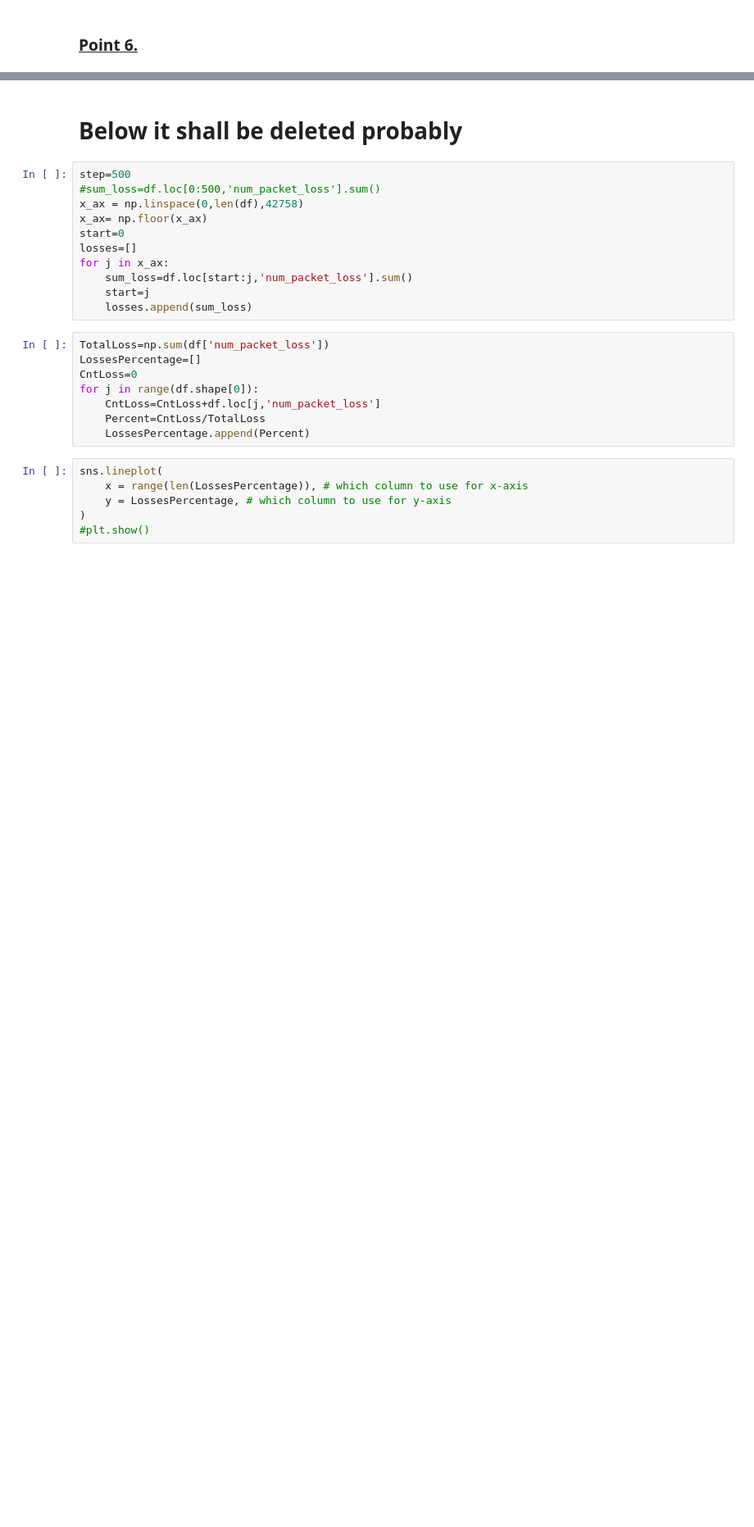
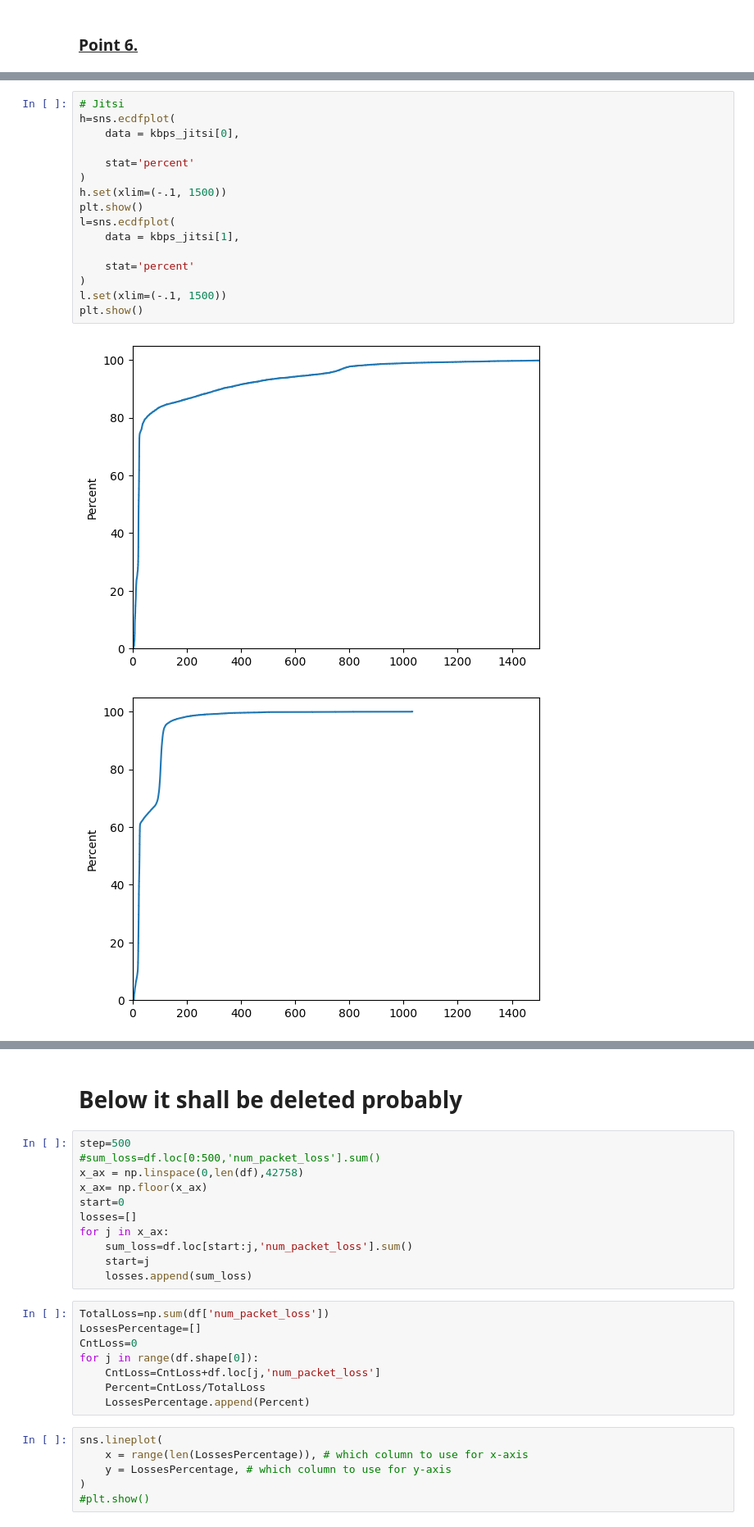
Before and after one commit to PeshX/ML4N_RTP_Project, a Jupyter notebook: Script1.ipynb, the cells around one changed output, grey strips where cells are left out. Shown at 82% size. Cells and saved outputs as stored; diff of their text form; blank space fills up the shorter version.

```diff
--- a/Script1.ipynb
+++ b/Script1.ipynb
@@ -319,0 +383,19 @@ print(random.sample(sorted(C_webrtc.index),2))
+# %%
+# Jitsi
+h=sns.ecdfplot(
+    data = kbps_jitsi[0],
+
+    stat='percent'
+)
+h.set(xlim=(-.1, 1500))
+plt.show()
+l=sns.ecdfplot(
+    data = kbps_jitsi[1],
+
+    stat='percent'
+)
+l.set(xlim=(-.1, 1500))
+plt.show()
+# %% [output]
+[figure, added]
+[figure, added]
```
Also changed, not shown: parts of 22 cells of this notebook.
